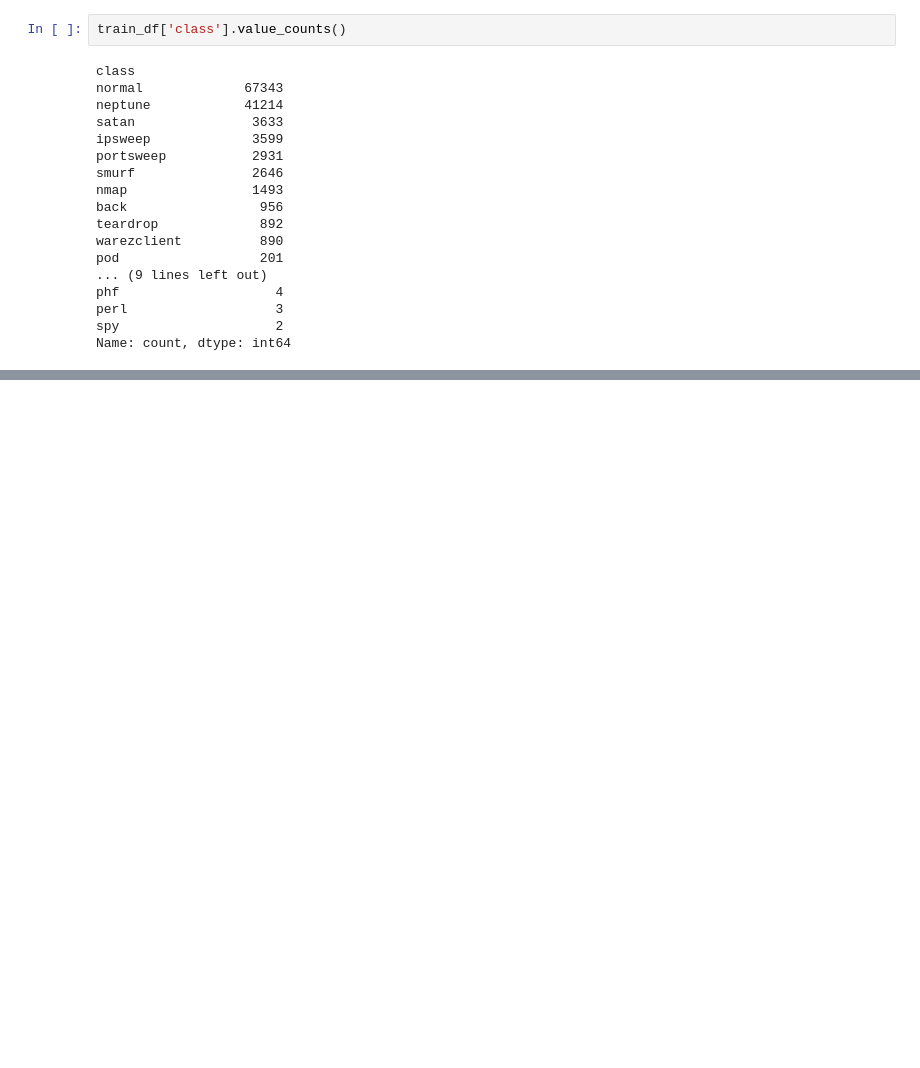
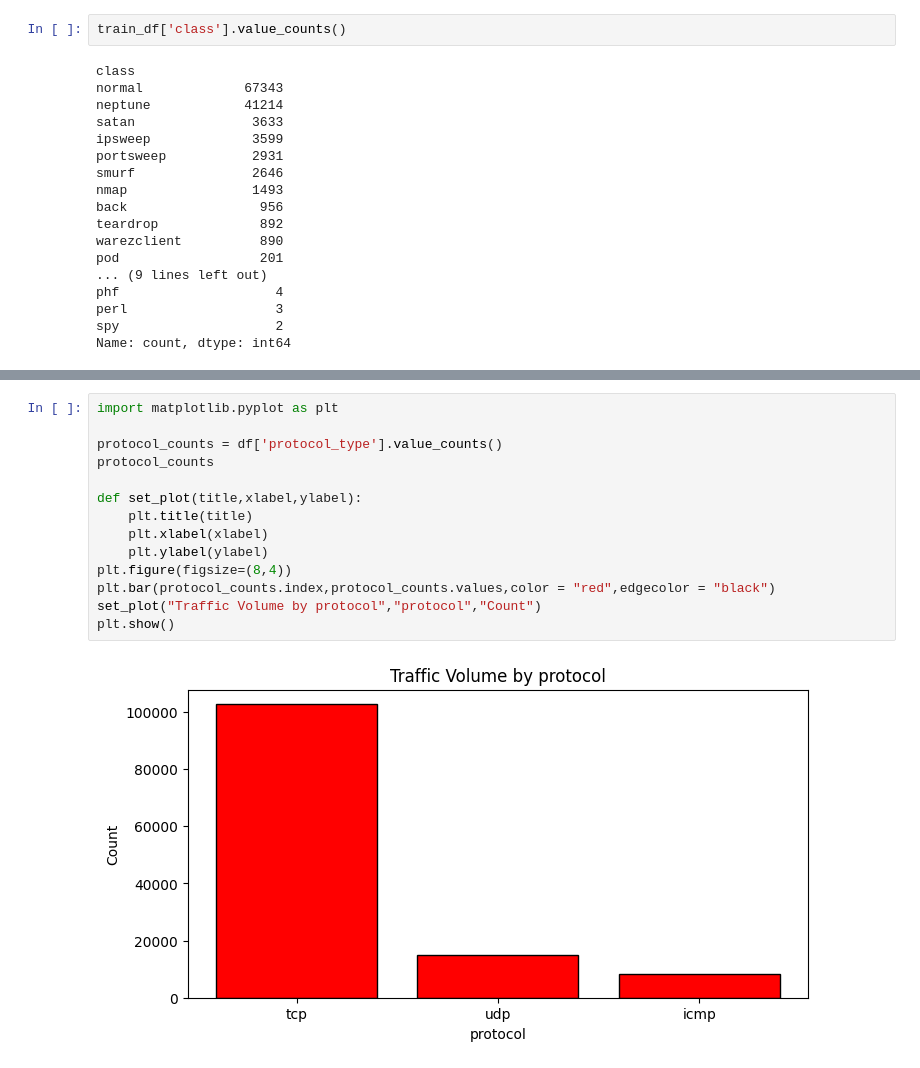
Before and after one commit to mailech/SentinelNet-AI-Powered-Network-Intrusion-Detection-System-, a Jupyter notebook: Download.ipynb, the cells around one changed output, grey strips where cells are left out. Cells and saved outputs as stored; diff of their text form; blank space fills up the shorter version.

```diff
--- a/Download.ipynb
+++ b/Download.ipynb
@@ -230,0 +398,16 @@ Name: count, dtype: int64
+# %%
+import matplotlib.pyplot as plt
+
+protocol_counts = df['protocol_type'].value_counts()
+protocol_counts
+
+def set_plot(title,xlabel,ylabel):
+    plt.title(title)
+    plt.xlabel(xlabel)
+    plt.ylabel(ylabel)
+plt.figure(figsize=(8,4))
+plt.bar(protocol_counts.index,protocol_counts.values,color = "red",edgecolor = "black")
+set_plot("Traffic Volume by protocol","protocol","Count")
+plt.show()
+# %% [output]
+[figure, added]
```
Also changed, not shown: parts of 14 cells of this notebook, 2 other files.
